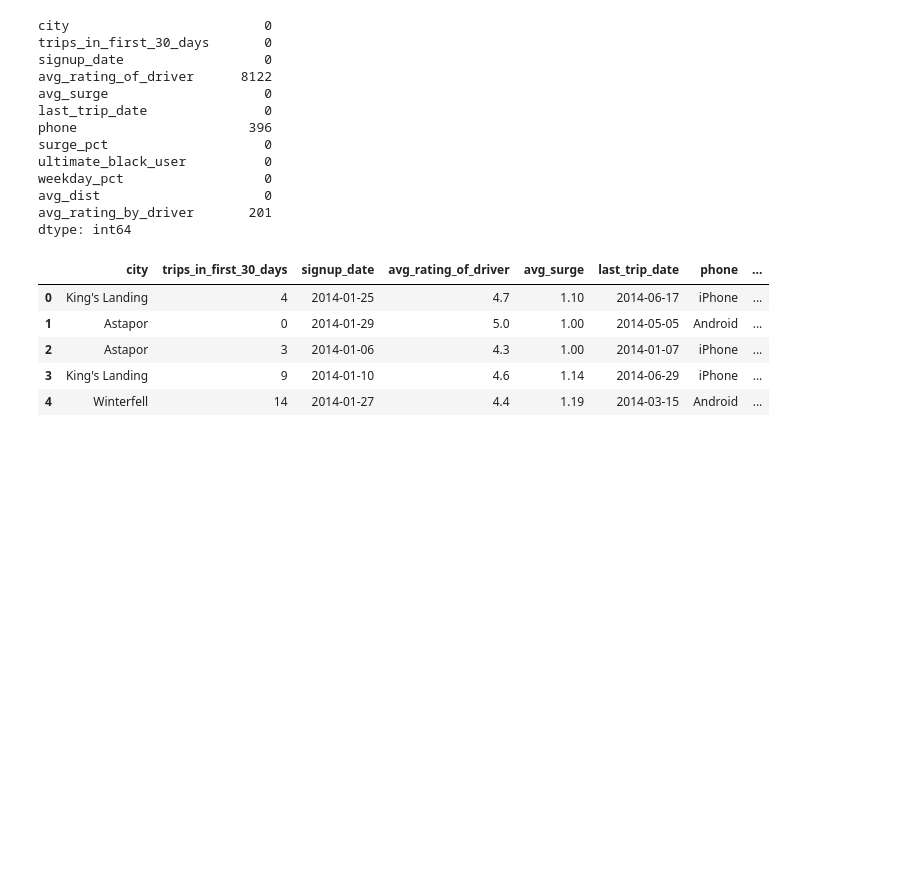
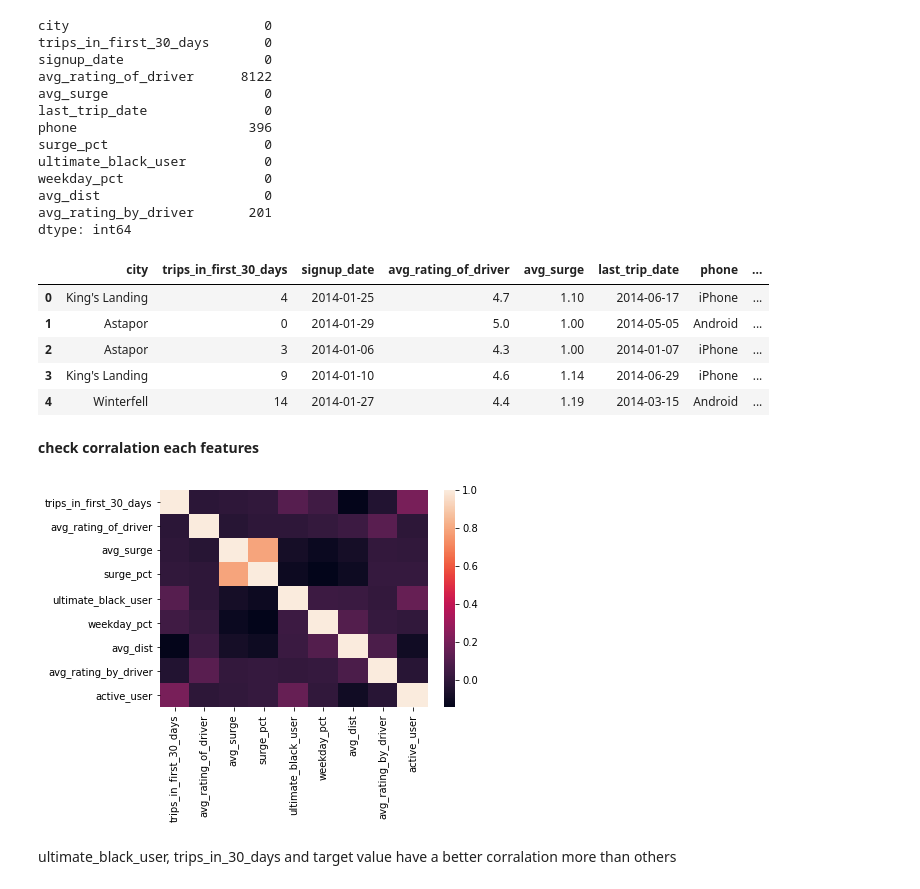
Before and after one commit to atsushii/Ultimate_take_home_challenge, a Jupyter notebook: Predictive_modeling.ipynb, the cells around one changed output. Cells and saved outputs as stored; diff of their text form; code cells hidden in the pictures; blank space fills up the shorter version.

Commit message:
Check corralation

```diff
--- a/Predictive_modeling.ipynb
+++ b/Predictive_modeling.ipynb
@@ -71,3 +71,14 @@ df.head()
 | 2 | Astapor | 3 | 2014-01-06 | 4.3 | 1.00 | 2014-01-07 | iPhone | ... |
 | 3 | King's Landing | 9 | 2014-01-10 | 4.6 | 1.14 | 2014-06-29 | iPhone | ... |
 | 4 | Winterfell | 14 | 2014-01-27 | 4.4 | 1.19 | 2014-03-15 | Android | ... |
+# %% [markdown]
+**check corralation each features**
+# %%
+plt.figure()
+corr = df.corr()
+sns.heatmap(corr)
+plt.show()
+# %% [output]
+[figure, added]
+# %% [markdown]
+ultimate_black_user, trips_in_30_days and target value have a better corralation more than others
```
Also changed, not shown: parts of 2 cells of this notebook.
